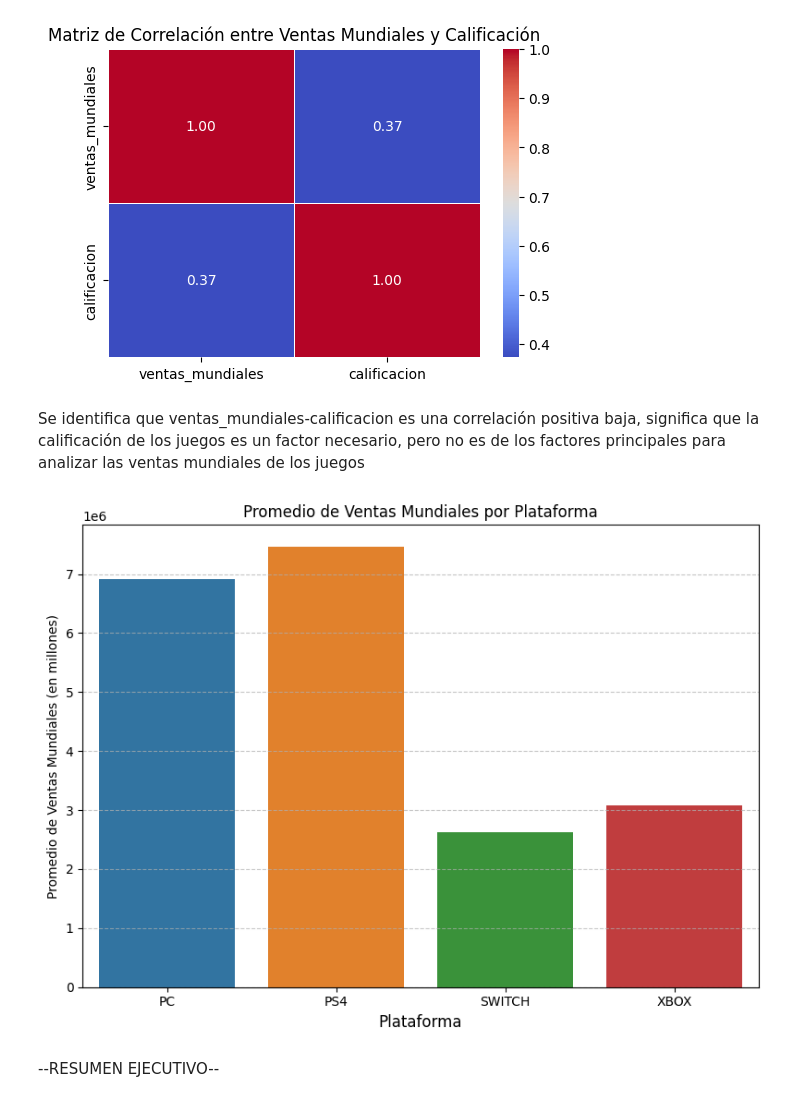
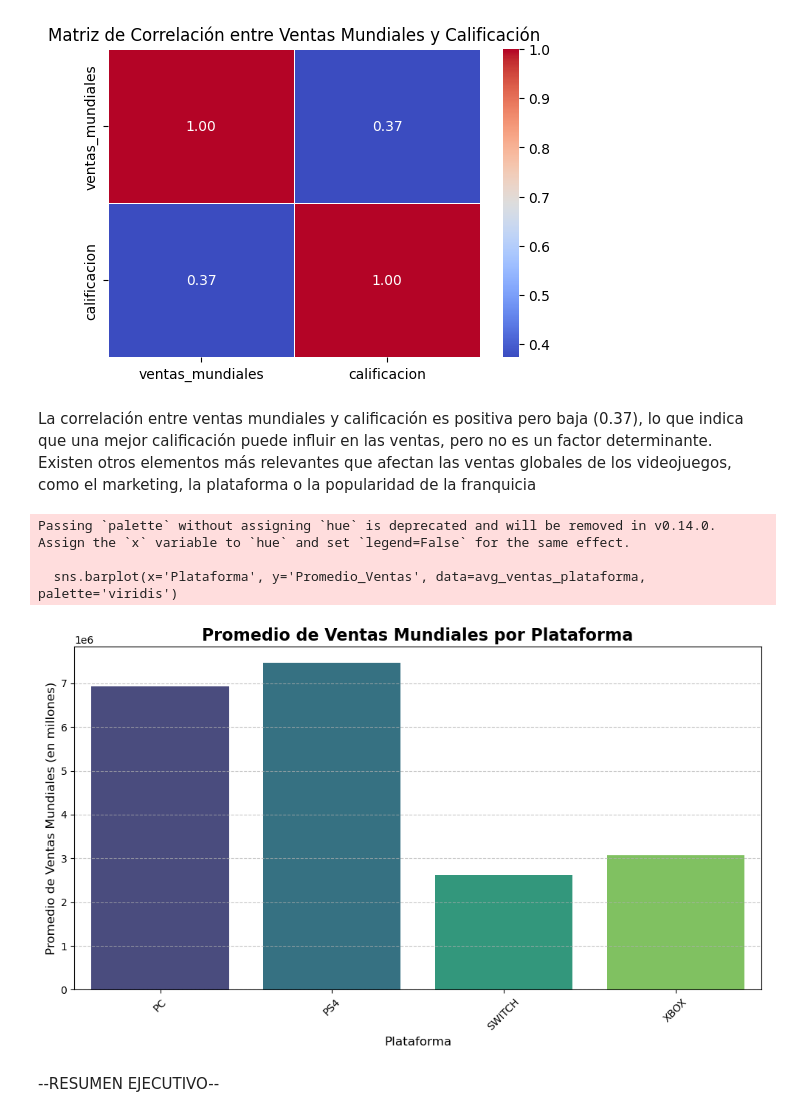
Before and after one commit to DANIELRINCON28/TECHNICAL-TEST-DATA-ANALYST, a Jupyter notebook: DATA_ANALYSIS.ipynb, the cells around one changed output. Cells and saved outputs as stored; diff of their text form; code cells hidden in the pictures.

```diff
--- a/DATA_ANALYSIS.ipynb
+++ b/DATA_ANALYSIS.ipynb
@@ -20,8 +20,10 @@ df['calificacion'] = np.random.uniform(1, 10, size=len(df)).round(1)
 # %%
 #Se realizo una copia con los valores brindados, para no perder la información original
 #por si se ejecuta de nuevo el código para no perder el analisis de las  graficas
-df.to_csv('analisis_videojuegos.csv', index=False)
-df= pd.read_csv('analisis_videojuegos.csv')
+
+##df.to_csv('df.csv', index=False)  Guardar el DataFrame en un archivo CSV
+
+df= pd.read_csv('df.csv')
 # %%
 df
 # %% [output]
@@ -253,22 +316,32 @@ Matriz de correlación:
 ventas_mundiales          1.000000      0.373265
 calificacion              0.373265      1.000000
 [figure]
-# %% [markdown]
-Se identifica que ventas_mundiales-calificacion es una correlación positiva baja, significa que la calificación de los juegos es un factor necesario, pero no es de los factores principales para analizar las ventas mundiales de los juegos
+# %% [markdown]
+La correlación entre ventas mundiales y calificación es positiva pero baja (0.37), lo que indica que una mejor calificación puede influir en las ventas, pero no es un factor determinante. Existen otros elementos más relevantes que afectan las ventas globales de los videojuegos, como el marketing, la plataforma o la popularidad de la franquicia
 # %%
+# Promedio de ventas mundiales por plataforma
 avg_ventas_plataforma = df.groupby('plataformas')['ventas_mundiales'].mean().reset_index()
 avg_ventas_plataforma.columns = ['Plataforma', 'Promedio_Ventas']
 
-plt.figure(figsize=(8, 6))
-sns.barplot(x='Plataforma', y='Promedio_Ventas', data=avg_ventas_plataforma, hue='Plataforma')
-plt.title('Promedio de Ventas Mundiales por Plataforma')
+plt.figure(figsize=(10, 6))
+sns.barplot(x='Plataforma', y='Promedio_Ventas', data=avg_ventas_plataforma, palette='viridis')
+
+# Personalización de la gráfica
+plt.title('Promedio de Ventas Mundiales por Plataforma', fontsize=16, fontweight='bold')
 plt.xlabel('Plataforma', fontsize=12)
-plt.ylabel('Promedio de Ventas Mundiales (en millones)')
+plt.ylabel('Promedio de Ventas Mundiales (en millones)', fontsize=12)
+plt.xticks(rotation=45, fontsize=10)
+plt.yticks(fontsize=10)
 plt.grid(visible=True, axis='y', linestyle='--', alpha=0.7)
+
+# Mostrar la gráfica
 plt.tight_layout()
 plt.show()
 # %% [output]
+Passing `palette` without assigning `hue` is deprecated and will be removed in v0.14.0. Assign the `x` variable to `hue` and set `legend=False` for the same effect.
+
+  sns.barplot(x='Plataforma', y='Promedio_Ventas', data=avg_ventas_plataforma, palette='viridis')
-[figure, old version]
+[figure, new version]
 # %% [markdown]
 --RESUMEN EJECUTIVO--
 # %% [markdown]
```
Also changed, not shown: parts of 17 cells of this notebook.
